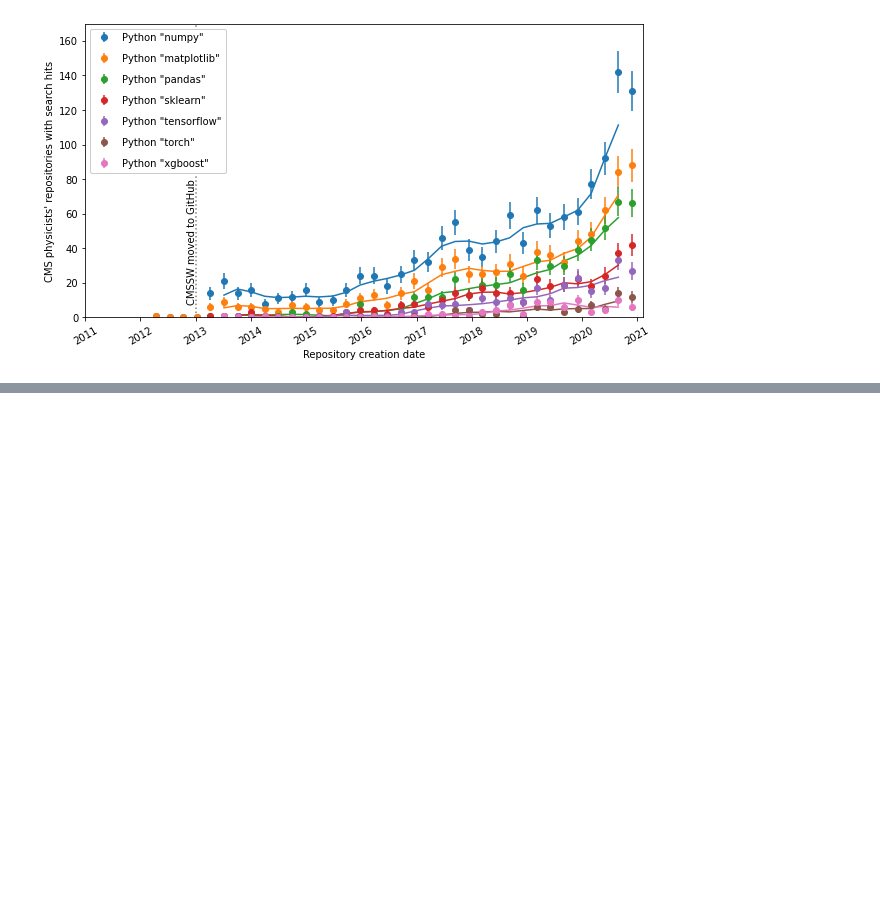
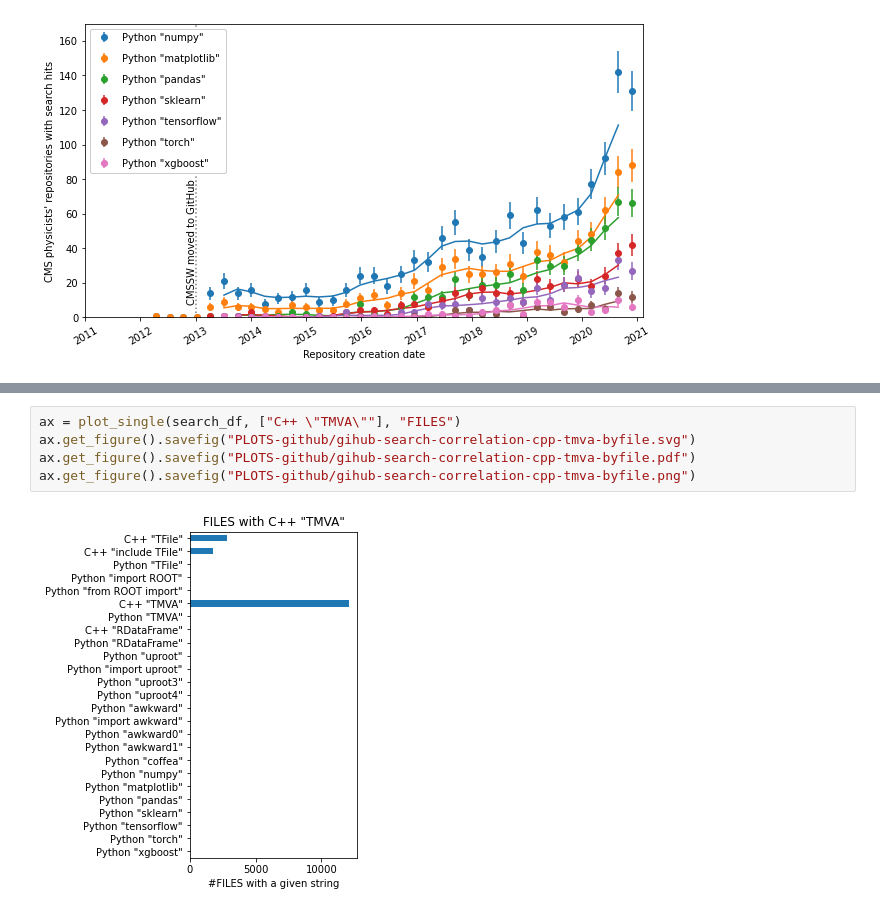
Before and after one commit to jpivarski-talks/2021-02-24-reload-statistics, a Jupyter notebook: analyze-github.ipynb, the cells around one changed output, grey strips where cells are left out. Drawn from its saved outputs; the diff is of its cells as text; blank space fills up the shorter version.

```diff
--- a/analyze-github.ipynb
+++ b/analyze-github.ipynb
@@ -421,0 +555,7 @@ ax.get_figure().savefig("PLOTS-github/gihub-search-python-ecosystem.png")
+# %%
+ax = plot_single(search_df, ["C++ \"TMVA\""], "FILES")
+ax.get_figure().savefig("PLOTS-github/gihub-search-correlation-cpp-tmva-byfile.svg")
+ax.get_figure().savefig("PLOTS-github/gihub-search-correlation-cpp-tmva-byfile.pdf")
+ax.get_figure().savefig("PLOTS-github/gihub-search-correlation-cpp-tmva-byfile.png")
+# %% [output]
+[figure, added]
```
Also changed, not shown: parts of 43 cells of this notebook.
